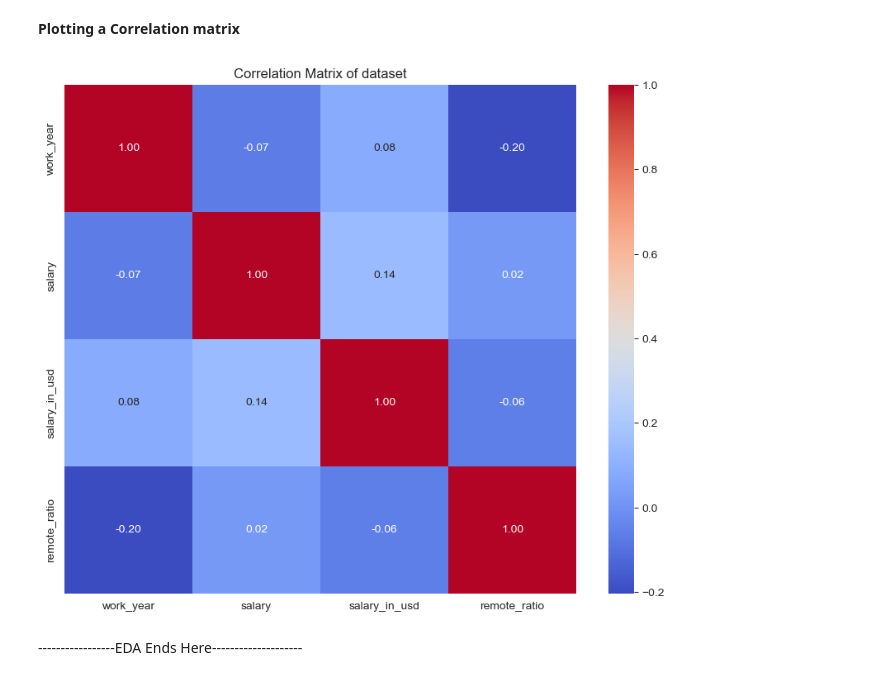
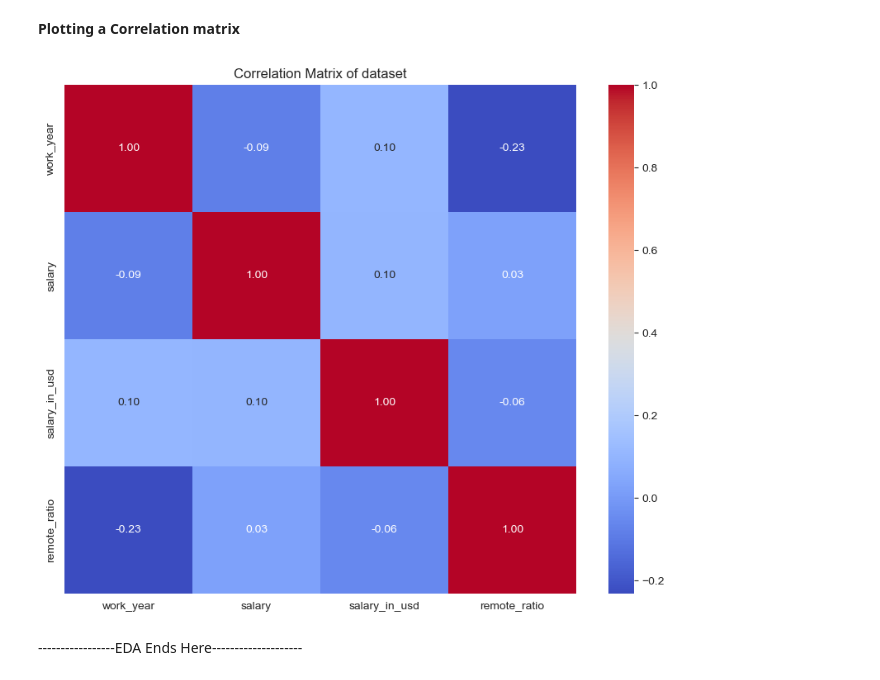
Before and after one commit to dhruv8315/Salary-Predictor, a Jupyter notebook: Salary-Predictor.ipynb, the cells around one changed output. Saved outputs shown, nothing was run; the diff lists cells and outputs as text; code cells hidden in the pictures.

Commit message:
Revert "changed corr mtrix"
This reverts commit e36d492cdad03cbe404cd31de7677399cc2b0fdc.

```diff
--- a/Salary-Predictor.ipynb
+++ b/Salary-Predictor.ipynb
@@ -251,14 +252,13 @@ fig.show()
 # %% [markdown]
 <strong>Plotting a Correlation matrix</strong>
 # %%
-numerical_features = df[['work_year','salary','salary_in_usd','remote_ratio']]
-correlation_matrix = numerical_features.corr()
+correlation_matrix = df.corr()
 plt.figure(figsize=(10,8))
 sns.heatmap(correlation_matrix, annot=True,cmap='coolwarm',fmt='.2f')
 plt.title('Correlation Matrix of dataset')
 plt.show()
 # %% [output]
-[figure, old version]
+[figure, new version]
 # %% [markdown]
 -----------------EDA Ends Here--------------------
 # %% [markdown]
```
Also changed, not shown: parts of 1 cell of this notebook.
